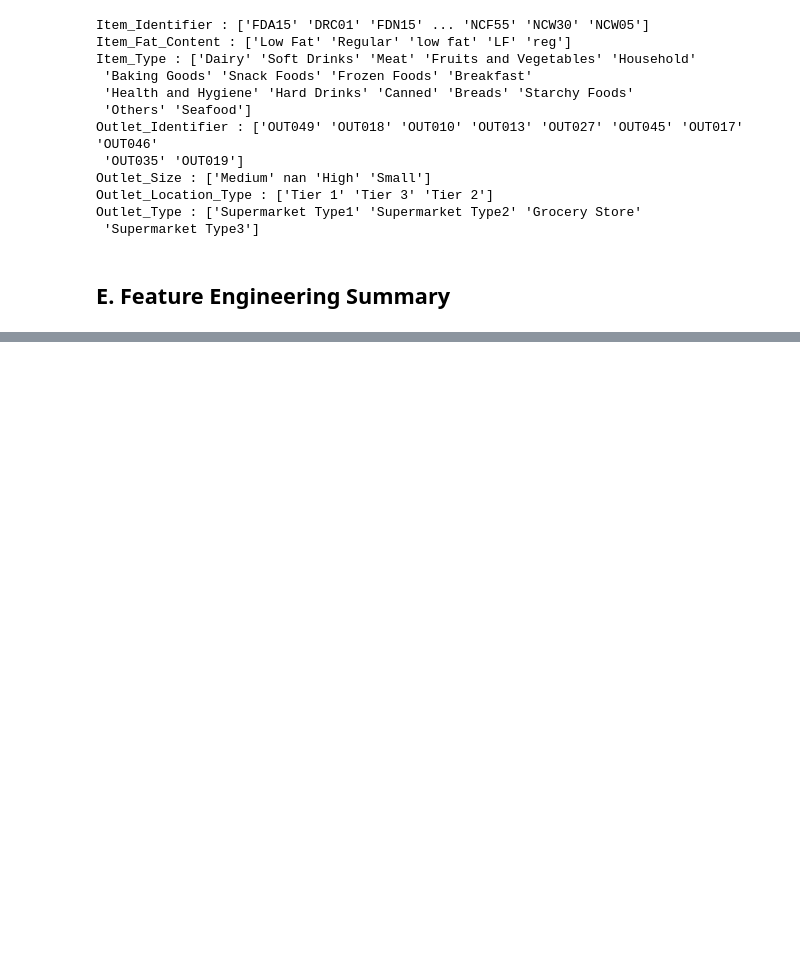
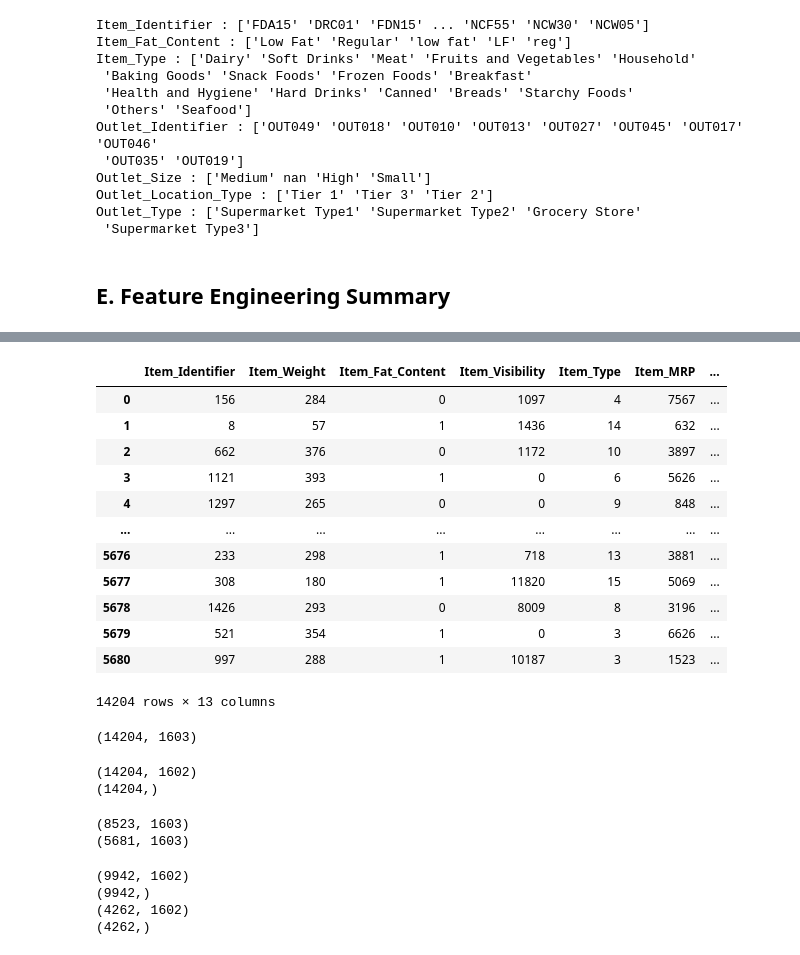
Before and after one commit to rkukreja24/BigMart-Sales-Prediction, a Jupyter notebook: notebooks/EDA.ipynb, the cells around one changed output, grey strips where cells are left out. Saved outputs shown, nothing was run; the diff lists cells and outputs as text; code cells hidden in the pictures; blank space fills up the shorter version.

```diff
--- a/notebooks/EDA.ipynb
+++ b/notebooks/EDA.ipynb
@@ -255,0 +181,4 @@ submission.to_csv('../submission/submission.csv', index=False)
+# %%
+# combining the train and test dataset
+data = pd.concat([train, test])
+print(data.shape)
@@ -255,0 +220,12 @@ submission.to_csv('../submission/submission.csv', index=False)
+# %%
+# imputing missing values
+
+data['Item_Weight'] = data['Item_Weight'].replace(0, np.NaN)
+data['Item_Weight'].fillna(data['Item_Weight'].mean(), inplace = True)
+
+data['Outlet_Size'].fillna(data['Outlet_Size'].mode()[0], inplace = True)
+
+data['Item_Outlet_Sales'] = data['Item_Outlet_Sales'].replace(0, np.NaN)
+data['Item_Outlet_Sales'].fillna(data['Item_Outlet_Sales'].mode()[0], inplace = True)
+
+data.isnull().sum()
@@ -255,0 +246,5 @@ submission.to_csv('../submission/submission.csv', index=False)
+# %%
+# combining reg, Regular and Low Fat, low fat and, LF
+
+data['Item_Fat_Content'] = data['Item_Fat_Content'].replace({'LF': 'Low Fat', 'reg': 'Regular', 'low fat': 'Low Fat'})
+data['Item_Fat_Content'].value_counts()
@@ -255,0 +255,5 @@ submission.to_csv('../submission/submission.csv', index=False)
+# %%
+# determining the operation peroid of a time
+
+data['Outlet_Years'] = 2013 - data['Outlet_Establishment_Year']
+data['Outlet_Years'].value_counts()
@@ -255,0 +271,16 @@ submission.to_csv('../submission/submission.csv', index=False)
+# %%
+data.apply(LabelEncoder().fit_transform)
+# %% [output]
+|  | Item_Identifier | Item_Weight | Item_Fat_Content | Item_Visibility | Item_Type | Item_MRP | ... |
+| 0 | 156 | 284 | 0 | 1097 | 4 | 7567 | ... |
+| 1 | 8 | 57 | 1 | 1436 | 14 | 632 | ... |
+| 2 | 662 | 376 | 0 | 1172 | 10 | 3897 | ... |
+| 3 | 1121 | 393 | 1 | 0 | 6 | 5626 | ... |
+| 4 | 1297 | 265 | 0 | 0 | 9 | 848 | ... |
+| ... | ... | ... | ... | ... | ... | ... | ... |
+| 5676 | 233 | 298 | 1 | 718 | 13 | 3881 | ... |
+| 5677 | 308 | 180 | 1 | 11820 | 15 | 5069 | ... |
+| 5678 | 1426 | 293 | 0 | 8009 | 8 | 3196 | ... |
+| 5679 | 521 | 354 | 1 | 0 | 3 | 6626 | ... |
+| 5680 | 997 | 288 | 1 | 10187 | 3 | 1523 | ... |
+14204 rows × 13 columns
@@ -255,0 +291,38 @@ submission.to_csv('../submission/submission.csv', index=False)
+# %%
+# one hot encoding
+data = pd.get_dummies(data)
+print(data.shape)
+# %% [output]
+(14204, 1603)
+# %%
+# splitting the data into dependent and independent variables
+x = data.drop('Item_Outlet_Sales', axis = 1)
+y = data.Item_Outlet_Sales
+
+print(x.shape)
+print(y.shape)
+# %% [output]
+(14204, 1602)
+(14204,)
+# %%
+# splitting the dataset into train and test
+train = data.iloc[:8523,:]
+test = data.iloc[8523:,:]
+
+print(train.shape)
+print(test.shape)
+# %% [output]
+(8523, 1603)
+(5681, 1603)
+# %%
+x_train, x_test, y_train, y_test = train_test_split(x, y, test_size = 0.3)
+
+print(x_train.shape)
+print(y_train.shape)
+print(x_test.shape)
+print(y_test.shape)
+# %% [output]
+(9942, 1602)
+(9942,)
+(4262, 1602)
+(4262,)
```
Also changed, not shown: parts of 49 cells of this notebook, 5 other files.
